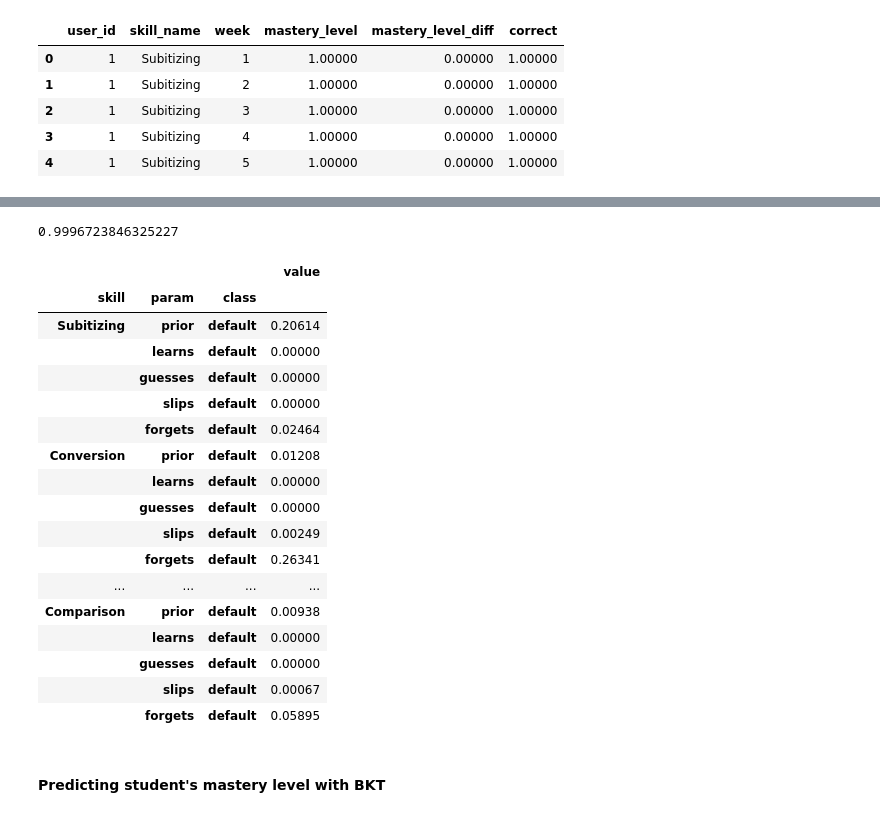
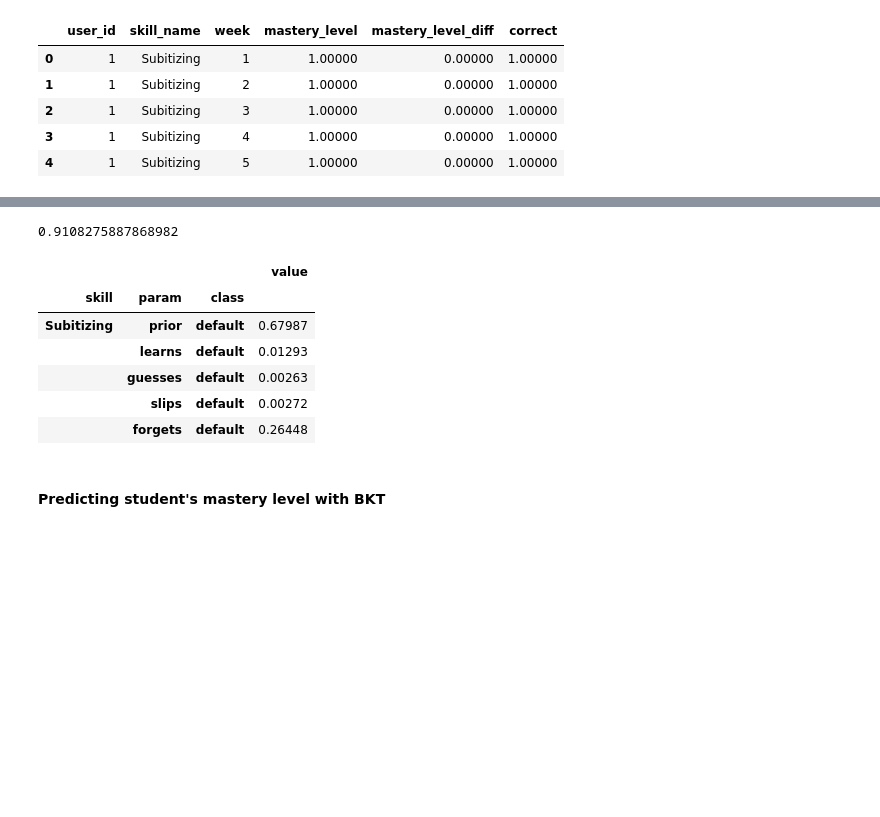
Before and after one commit to ewaMiazga/mlbdProject-2023, a Jupyter notebook: project/milestone-04/m4_calcularis_calcularis_crusaders.ipynb, the cells around one changed output, grey strips where cells are left out. Saved outputs shown, nothing was run; the diff lists cells and outputs as text; code cells hidden in the pictures; blank space fills up the shorter version.

```diff
--- a/project/milestone-04/m4_calcularis_calcularis_crusaders.ipynb
+++ b/project/milestone-04/m4_calcularis_calcularis_crusaders.ipynb
@@ -336,3 +340,8 @@ df_simple.head()
 | 2 | 1 | Subitizing | 3 | 1.00000 | 0.00000 | 1.00000 |
 | 3 | 1 | Subitizing | 4 | 1.00000 | 0.00000 | 1.00000 |
 | 4 | 1 | Subitizing | 5 | 1.00000 | 0.00000 | 1.00000 |
+# %%
+df_test = df_task_events.copy()
+df_test.drop('correct', axis=1, inplace=True)
+df_test.rename(columns={"cumulative_percent_correct":"correct"}, inplace=True)
+df_test.head()
@@ -339,30 +355,20 @@ df_simple.head()
 # %%
 bkt_3 = Model(seed=0)
-bkt_3.fit(data=df_simple, forgets=True)
-bkt_3.evaluate(data=df_simple, metric='auc')
+bkt_3.fit(data=df_test, forgets=True)
+bkt_3_auc = bkt_3.evaluate(data=df_test, metric='auc')
+bkt_3_auc
 # %% [output]
-0.9996723846325227
+0.9108275887868982
 # %%
-bkt_3.params().head(20)
+bkt_3.params().head()
 # %% [output]
 |  |  |  | value |
 | skill | param | class |  |
-| Subitizing | prior | default | 0.20614 |
-|  | learns | default | 0.00000 |
-|  | guesses | default | 0.00000 |
-|  | slips | default | 0.00000 |
-|  | forgets | default | 0.02464 |
-| Conversion | prior | default | 0.01208 |
-|  | learns | default | 0.00000 |
-|  | guesses | default | 0.00000 |
-|  | slips | default | 0.00249 |
-|  | forgets | default | 0.26341 |
-| ... | ... | ... | ... |
-| Comparison | prior | default | 0.00938 |
-|  | learns | default | 0.00000 |
-|  | guesses | default | 0.00000 |
-|  | slips | default | 0.00067 |
-|  | forgets | default | 0.05895 |
+| Subitizing | prior | default | 0.67987 |
+|  | learns | default | 0.01293 |
+|  | guesses | default | 0.00263 |
+|  | slips | default | 0.00272 |
+|  | forgets | default | 0.26448 |
 # %% [markdown]
 #### Predicting student's mastery level with BKT
 # %%
```
Also changed, not shown: parts of 45 cells of this notebook.
